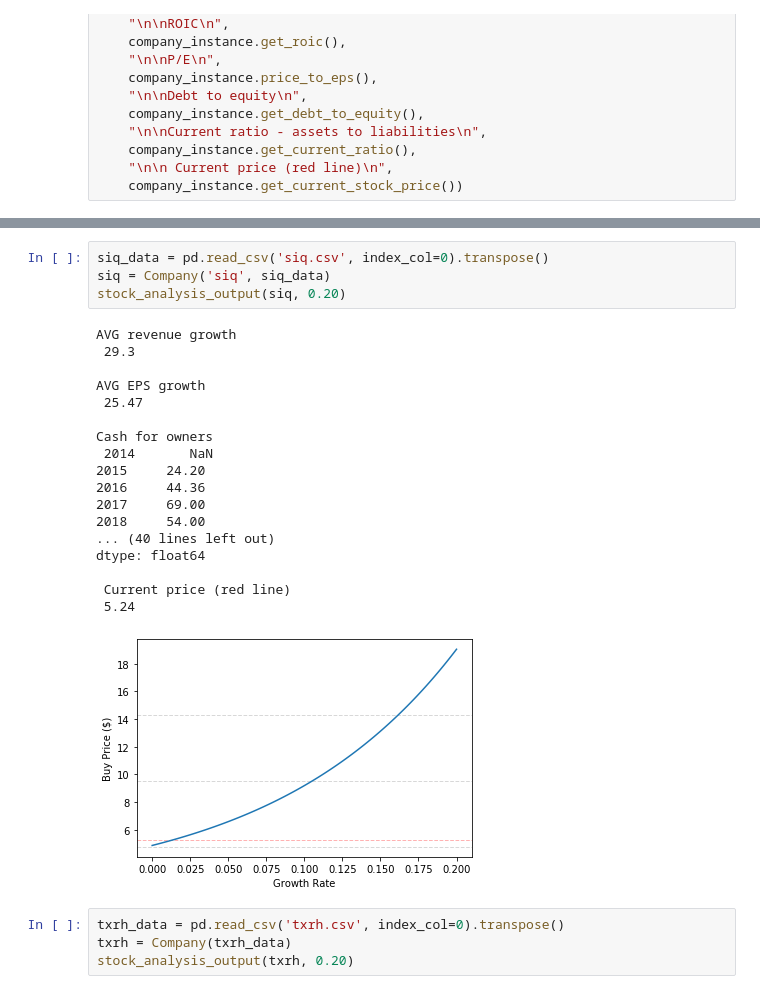
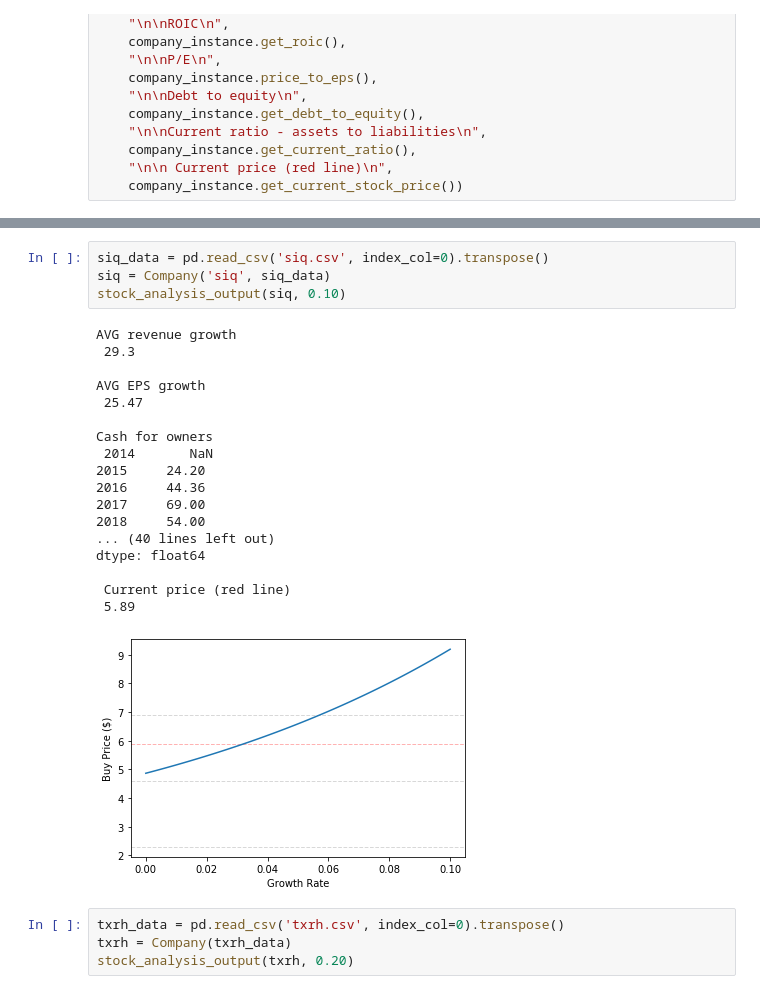
Before and after one commit to zloff/stock-analysis, a Jupyter notebook: Stock analysis project breakdown steps.ipynb, the cells around one changed output, grey strips where cells are left out. Cells and saved outputs as stored; diff of their text form.

```diff
--- a/Stock analysis project breakdown steps.ipynb
+++ b/Stock analysis project breakdown steps.ipynb
@@ -446,26 +509,26 @@ dtype: float64
 # %%
 siq_data = pd.read_csv('siq.csv', index_col=0).transpose()
 siq = Company('siq', siq_data)
-stock_analysis_output(siq, 0.20)
+stock_analysis_output(siq, 0.10)
 # %% [output]
 AVG revenue growth
  29.3
 
 AVG EPS growth
  25.47
 
 Cash for owners
  2014       NaN
 2015     24.20
 2016     44.36
 2017     69.00
 2018     54.00
 ... (40 lines left out)
 dtype: float64
 
  Current price (red line)
- 5.24
+ 5.89
-[figure, old version]
+[figure, new version]
 # %%
 txrh_data = pd.read_csv('txrh.csv', index_col=0).transpose()
 txrh = Company(txrh_data)
```
Also changed, not shown: parts of 17 cells of this notebook.
